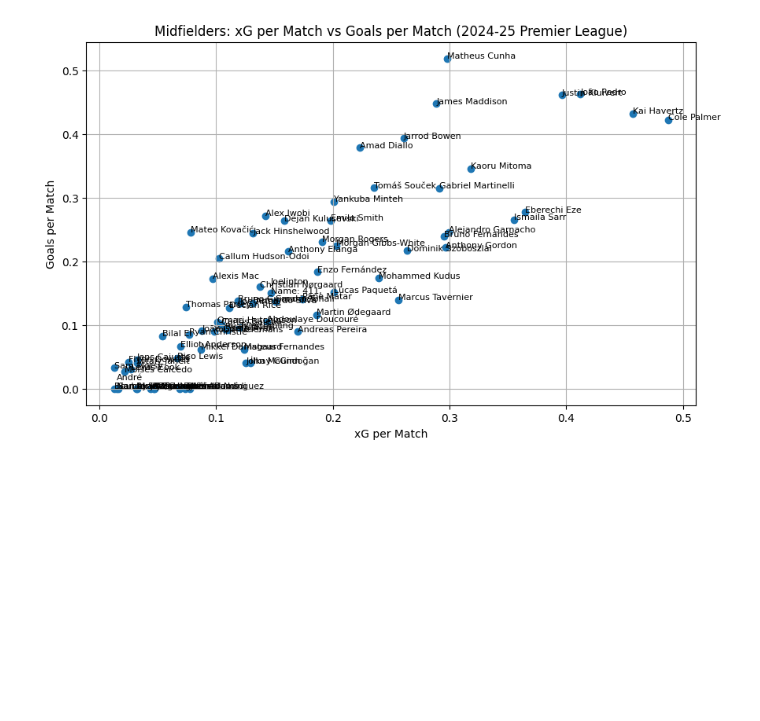
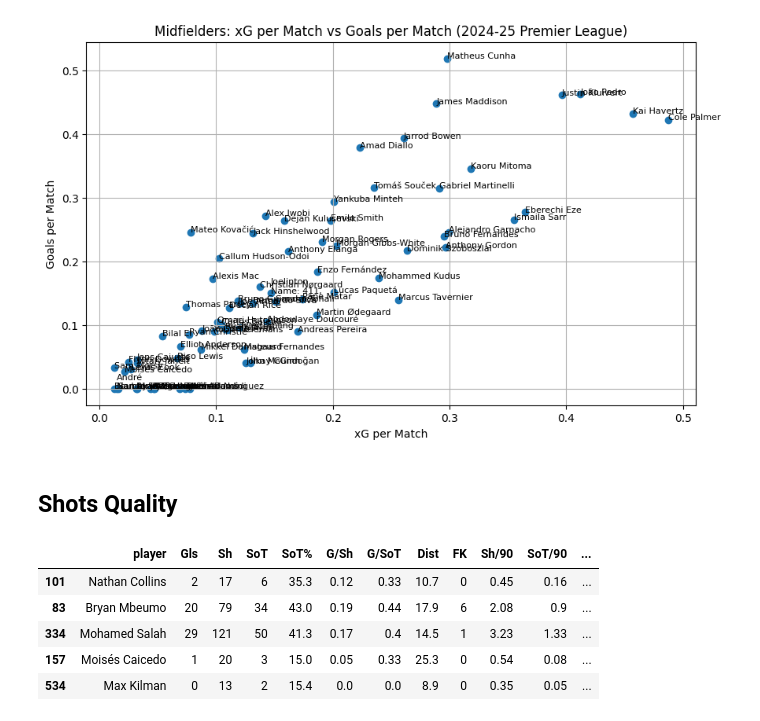
Before and after one commit to moyassinee/premierleague-xg-model, a Jupyter notebook: notebooks/notebook.ipynb, the cells around one changed output. Cells and saved outputs as stored; diff of their text form; code cells hidden in the pictures; blank space fills up the shorter version.

```diff
--- a/notebooks/notebook.ipynb
+++ b/notebooks/notebook.ipynb
@@ -94,3 +98,5 @@ plt.grid()
 plt.show()
 # %% [output]
 [figure]
+# %% [markdown]
+## Shots Quality
@@ -96,0 +108,9 @@ plt.show()
+# %%
+shots_df.head()
+# %% [output]
+|  | player | Gls | Sh | SoT | SoT% | G/Sh | G/SoT | Dist | FK | Sh/90 | SoT/90 | ... |
+| 101 | Nathan Collins | 2 | 17 | 6 | 35.3 | 0.12 | 0.33 | 10.7 | 0 | 0.45 | 0.16 | ... |
+| 83 | Bryan Mbeumo | 20 | 79 | 34 | 43.0 | 0.19 | 0.44 | 17.9 | 6 | 2.08 | 0.9 | ... |
+| 334 | Mohamed Salah | 29 | 121 | 50 | 41.3 | 0.17 | 0.4 | 14.5 | 1 | 3.23 | 1.33 | ... |
+| 157 | Moisés Caicedo | 1 | 20 | 3 | 15.0 | 0.05 | 0.33 | 25.3 | 0 | 0.54 | 0.08 | ... |
+| 534 | Max Kilman | 0 | 13 | 2 | 15.4 | 0.0 | 0.0 | 8.9 | 0 | 0.35 | 0.05 | ... |
```
Also changed, not shown: parts of 5 cells of this notebook.
